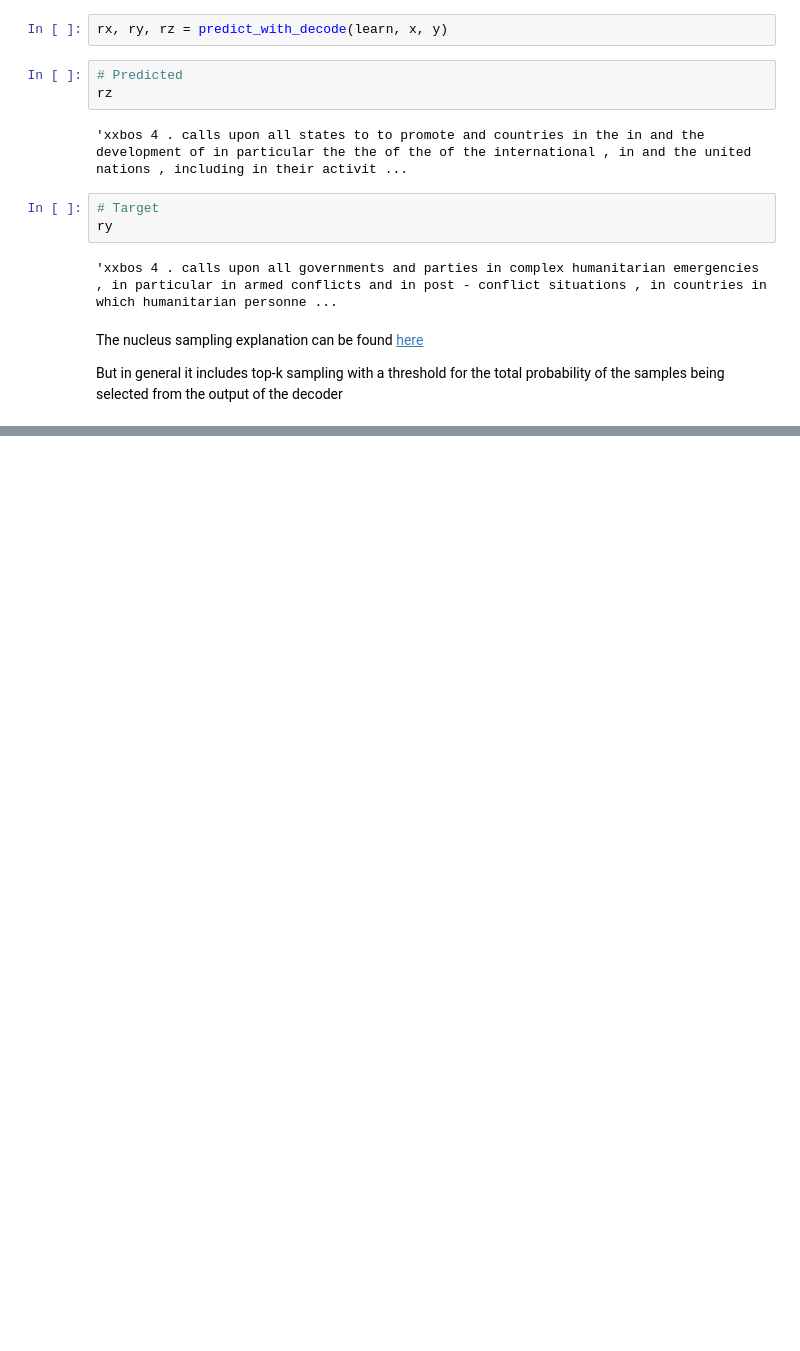
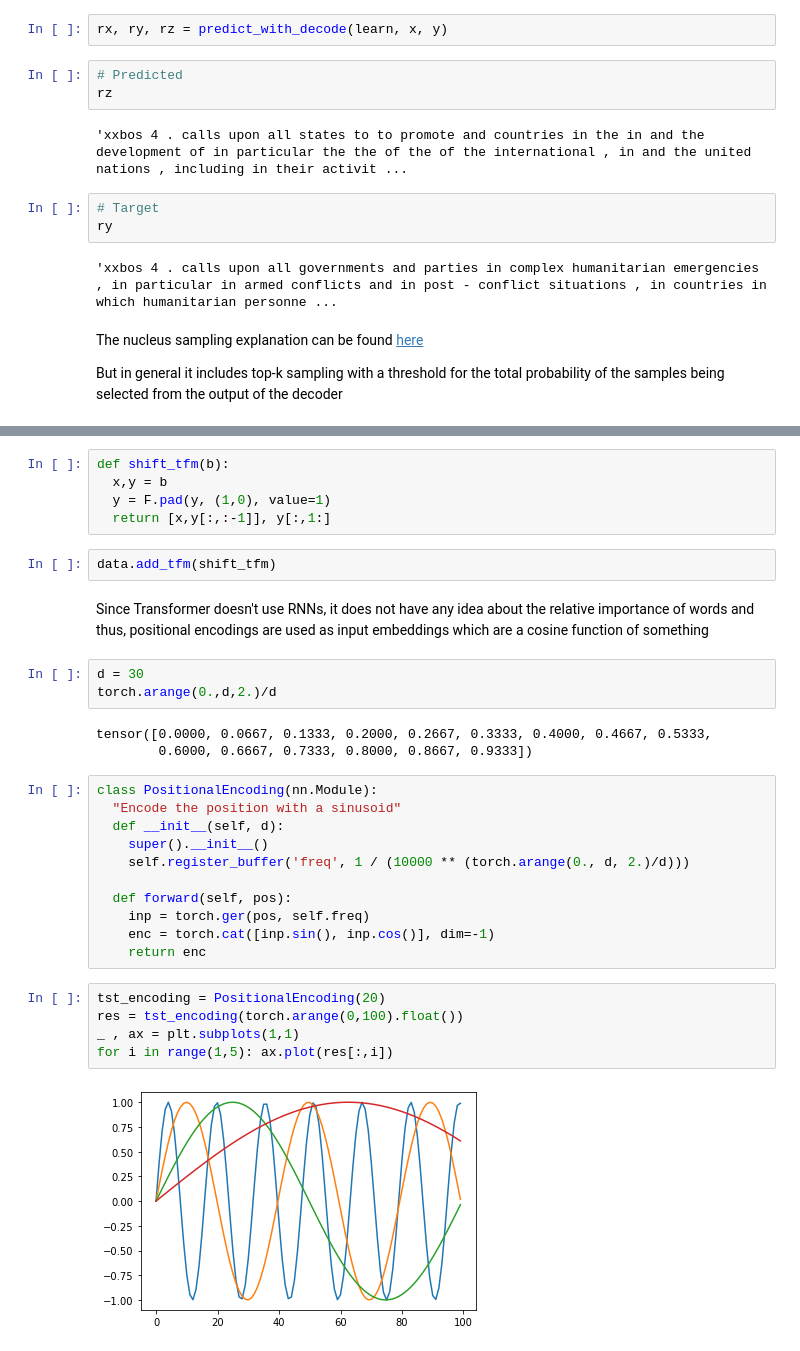
Before and after one commit to deep1401/Ablation-Analysis-of-Seq2Seq-Models-and-Vanilla-Transformers-for-Spanish-to-English-Translation, a Jupyter notebook: Neural_Machine_Translation.ipynb, the cells around one changed output, grey strips where cells are left out. Cells and saved outputs as stored; diff of their text form; blank space fills up the shorter version.

Commit message:
Added Transformer built from scratch

```diff
--- a/Neural_Machine_Translation.ipynb
+++ b/Neural_Machine_Translation.ipynb
@@ -811,0 +822,33 @@ But in general it includes top-k sampling with a threshold for the total probabi
+# %%
+def shift_tfm(b):
+  x,y = b
+  y = F.pad(y, (1,0), value=1)
+  return [x,y[:,:-1]], y[:,1:]
+# %%
+data.add_tfm(shift_tfm)
+# %% [markdown]
+Since Transformer doesn't use RNNs, it does not have any idea about the relative importance of words and thus, positional encodings are used as input embeddings which are a cosine function of something
+# %%
+d = 30
+torch.arange(0.,d,2.)/d
+# %% [output]
+tensor([0.0000, 0.0667, 0.1333, 0.2000, 0.2667, 0.3333, 0.4000, 0.4667, 0.5333,
+        0.6000, 0.6667, 0.7333, 0.8000, 0.8667, 0.9333])
+# %%
+class PositionalEncoding(nn.Module):
+  "Encode the position with a sinusoid"
+  def __init__(self, d):
+    super().__init__()
+    self.register_buffer('freq', 1 / (10000 ** (torch.arange(0., d, 2.)/d)))
+
+  def forward(self, pos):
+    inp = torch.ger(pos, self.freq)
+    enc = torch.cat([inp.sin(), inp.cos()], dim=-1)
+    return enc
+# %%
+tst_encoding = PositionalEncoding(20)
+res = tst_encoding(torch.arange(0,100).float())
+_ , ax = plt.subplots(1,1)
+for i in range(1,5): ax.plot(res[:,i])
+# %% [output]
+[figure, added]
```
Also changed, not shown: parts of 30 cells of this notebook.
